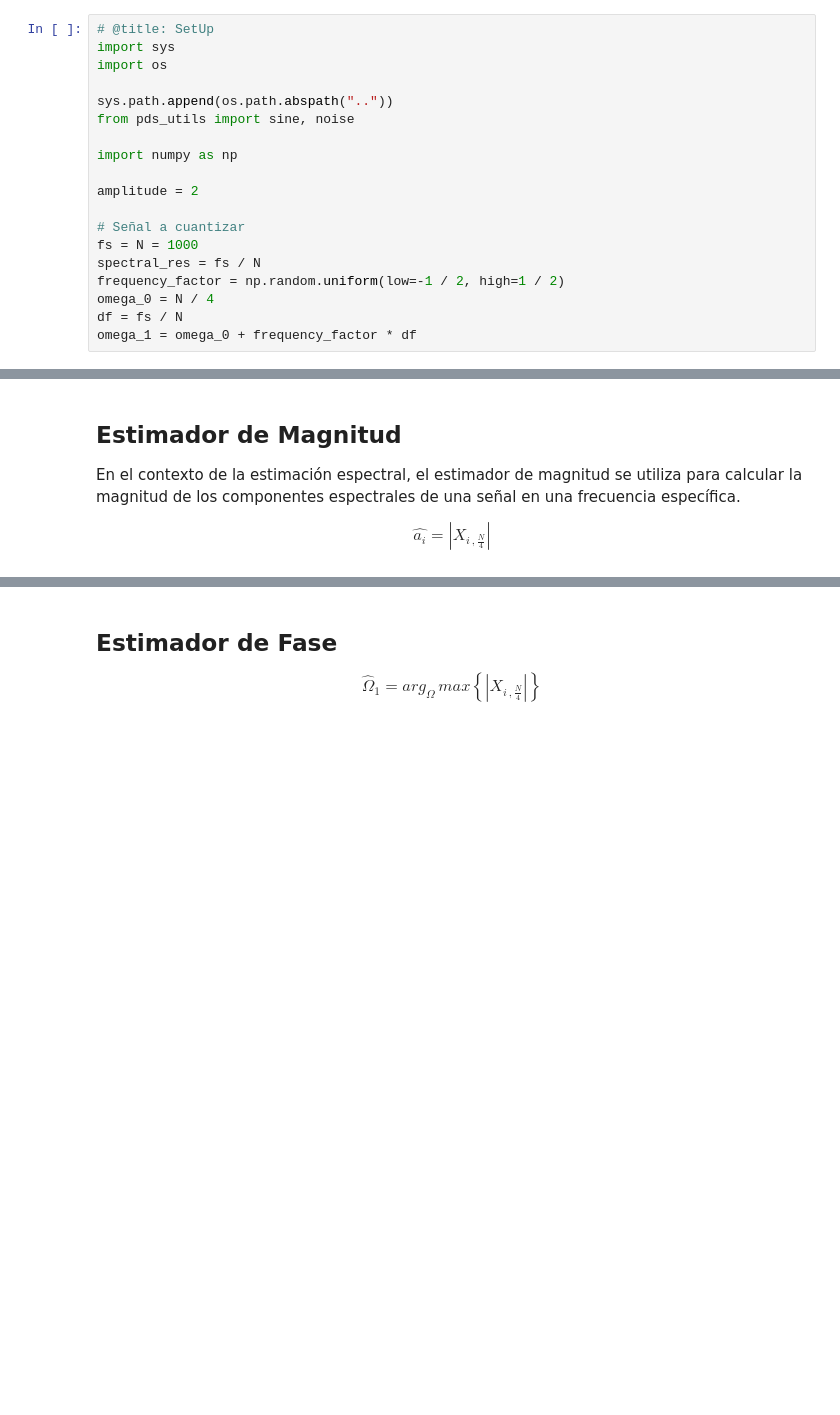
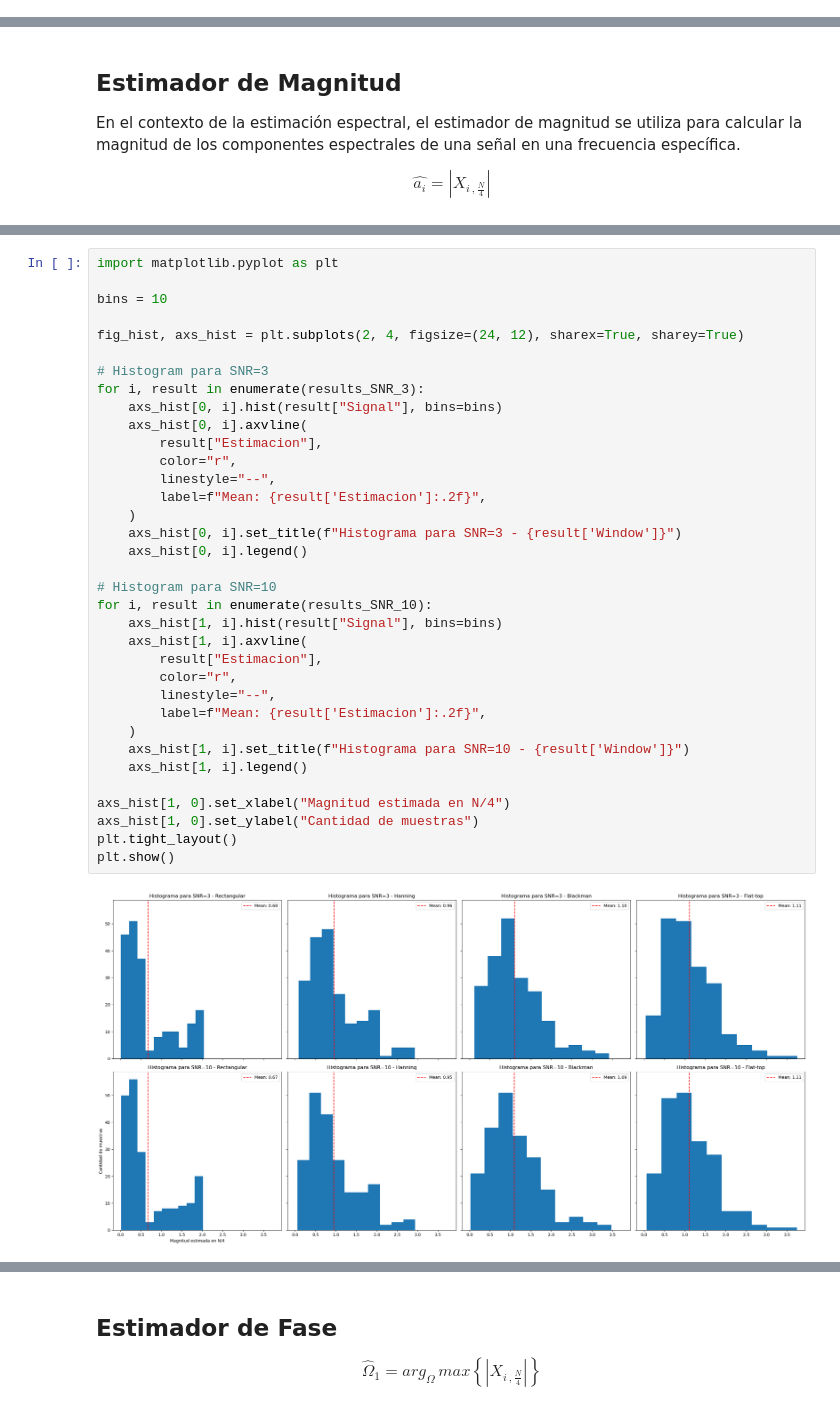
Before and after one commit to federico-b-ee/PDS-2024, a Jupyter notebook: TS6/notebook.ipynb, the cells around one changed output, grey strips where cells are left out. Saved outputs shown, nothing was run; the diff lists cells and outputs as text; blank space fills up the shorter version.

```diff
--- a/TS6/notebook.ipynb
+++ b/TS6/notebook.ipynb
@@ -47,22 +47,3 @@ Esto implica, que si estamos estimando el valor de una señal que **suponemos**,
 $$
 \text{Sesgo}(\bar{X}) = E(\bar{X}) - \text{Valor Real}
 $$
-# %%
-# @title: SetUp
-import sys
-import os
-
-sys.path.append(os.path.abspath(".."))
-from pds_utils import sine, noise
-
-import numpy as np
-
-amplitude = 2
-
-# Señal a cuantizar
-fs = N = 1000
-spectral_res = fs / N
-frequency_factor = np.random.uniform(low=-1 / 2, high=1 / 2)
-omega_0 = N / 4
-df = fs / N
-omega_1 = omega_0 + frequency_factor * df
@@ -174,3 +179,40 @@ plt.show()
+# %%
+import matplotlib.pyplot as plt
+
+bins = 10
+
+fig_hist, axs_hist = plt.subplots(2, 4, figsize=(24, 12), sharex=True, sharey=True)
+
+# Histogram para SNR=3
+for i, result in enumerate(results_SNR_3):
+    axs_hist[0, i].hist(result["Signal"], bins=bins)
+    axs_hist[0, i].axvline(
+        result["Estimacion"],
+        color="r",
+        linestyle="--",
+        label=f"Mean: {result['Estimacion']:.2f}",
+    )
+    axs_hist[0, i].set_title(f"Histograma para SNR=3 - {result['Window']}")
+    axs_hist[0, i].legend()
+
+# Histogram para SNR=10
+for i, result in enumerate(results_SNR_10):
+    axs_hist[1, i].hist(result["Signal"], bins=bins)
+    axs_hist[1, i].axvline(
+        result["Estimacion"],
+        color="r",
+        linestyle="--",
+        label=f"Mean: {result['Estimacion']:.2f}",
+    )
+    axs_hist[1, i].set_title(f"Histograma para SNR=10 - {result['Window']}")
+    axs_hist[1, i].legend()
+
+axs_hist[1, 0].set_xlabel("Magnitud estimada en N/4")
+axs_hist[1, 0].set_ylabel("Cantidad de muestras")
+plt.tight_layout()
+plt.show()
+# %% [output]
+[figure, added]
 # %% [markdown]
 ## Conclusiones del Histograma
 
```
Also changed, not shown: parts of 12 cells of this notebook.
